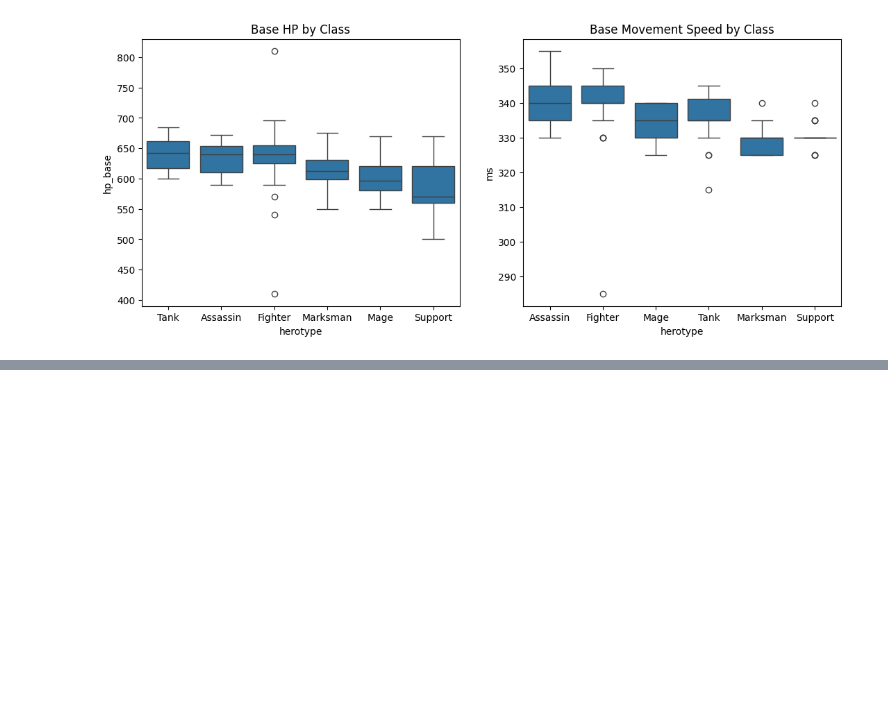
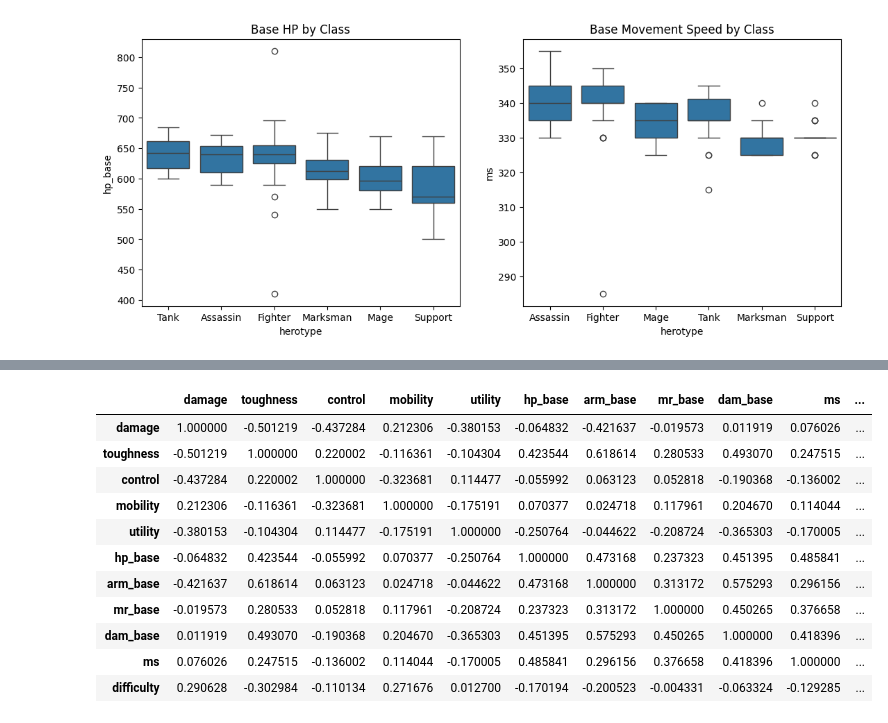
Before and after one commit to medhahegde04/lol-champion-analysis, a Jupyter notebook: notebooks/eda.ipynb, the cells around one changed output, grey strips where cells are left out. Drawn from its saved outputs; the diff is of its cells as text; code cells hidden in the pictures; blank space fills up the shorter version.

```diff
--- a/notebooks/eda.ipynb
+++ b/notebooks/eda.ipynb
@@ -536,0 +541,17 @@ Tanks and Fighters carry the most base HP, as expected for frontline classes. Mo
+# %%
+corr_cols = playstyle_cols + ['hp_base', 'arm_base', 'mr_base', 'dam_base', 'ms', 'difficulty']
+corr = champion_data[corr_cols].corr()
+corr
+# %% [output]
+|  | damage | toughness | control | mobility | utility | hp_base | arm_base | mr_base | dam_base | ms | ... |
+| damage | 1.000000 | -0.501219 | -0.437284 | 0.212306 | -0.380153 | -0.064832 | -0.421637 | -0.019573 | 0.011919 | 0.076026 | ... |
+| toughness | -0.501219 | 1.000000 | 0.220002 | -0.116361 | -0.104304 | 0.423544 | 0.618614 | 0.280533 | 0.493070 | 0.247515 | ... |
+| control | -0.437284 | 0.220002 | 1.000000 | -0.323681 | 0.114477 | -0.055992 | 0.063123 | 0.052818 | -0.190368 | -0.136002 | ... |
+| mobility | 0.212306 | -0.116361 | -0.323681 | 1.000000 | -0.175191 | 0.070377 | 0.024718 | 0.117961 | 0.204670 | 0.114044 | ... |
+| utility | -0.380153 | -0.104304 | 0.114477 | -0.175191 | 1.000000 | -0.250764 | -0.044622 | -0.208724 | -0.365303 | -0.170005 | ... |
+| hp_base | -0.064832 | 0.423544 | -0.055992 | 0.070377 | -0.250764 | 1.000000 | 0.473168 | 0.237323 | 0.451395 | 0.485841 | ... |
+| arm_base | -0.421637 | 0.618614 | 0.063123 | 0.024718 | -0.044622 | 0.473168 | 1.000000 | 0.313172 | 0.575293 | 0.296156 | ... |
+| mr_base | -0.019573 | 0.280533 | 0.052818 | 0.117961 | -0.208724 | 0.237323 | 0.313172 | 1.000000 | 0.450265 | 0.376658 | ... |
+| dam_base | 0.011919 | 0.493070 | -0.190368 | 0.204670 | -0.365303 | 0.451395 | 0.575293 | 0.450265 | 1.000000 | 0.418396 | ... |
+| ms | 0.076026 | 0.247515 | -0.136002 | 0.114044 | -0.170005 | 0.485841 | 0.296156 | 0.376658 | 0.418396 | 1.000000 | ... |
+| difficulty | 0.290628 | -0.302984 | -0.110134 | 0.271676 | 0.012700 | -0.170194 | -0.200523 | -0.004331 | -0.063324 | -0.129285 | ... |
```
Also changed, not shown: parts of 5 cells of this notebook.
